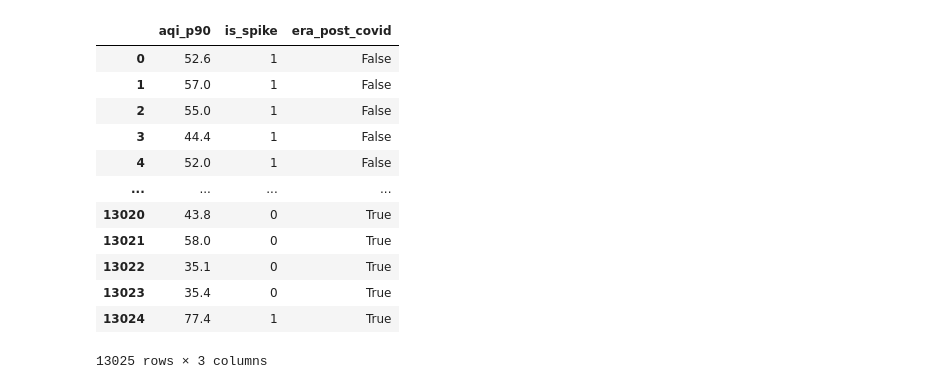
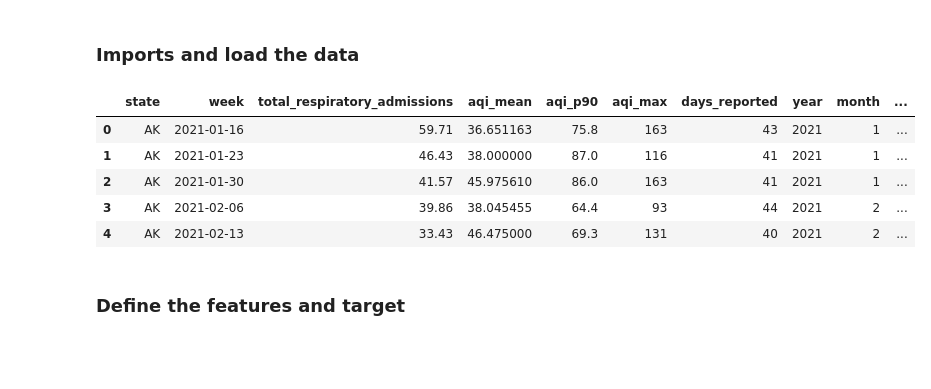
Before and after one commit to crewsdel/CAP5771-Milestone-1, a Jupyter notebook: Code Implementation/data_modeling.ipynb, the cells around one changed output. Drawn from its saved outputs; the diff is of its cells as text; code cells hidden in the pictures; blank space fills up the shorter version.

```diff
--- a/Code Implementation/data_modeling.ipynb
+++ b/Code Implementation/data_modeling.ipynb
@@ -34,19 +1,2 @@ display(df)
-# %%
-feature_cols = ['aqi_mean', 'era', 'is_spike']
-df_encoded = df[feature_cols]
-df_encoded = pd.get_dummies(df_encoded, columns=['era'], drop_first=True)
-display(df_encoded)
-# %% [output]
-|  | aqi_p90 | is_spike | era_post_covid |
-| 0 | 52.6 | 1 | False |
-| 1 | 57.0 | 1 | False |
-| 2 | 55.0 | 1 | False |
-| 3 | 44.4 | 1 | False |
-| 4 | 52.0 | 1 | False |
-| ... | ... | ... | ... |
-| 13020 | 43.8 | 0 | True |
-| 13021 | 58.0 | 0 | True |
-| 13022 | 35.1 | 0 | True |
-| 13023 | 35.4 | 0 | True |
-| 13024 | 77.4 | 1 | True |
-13025 rows × 3 columns
+# %% [markdown]
+### Imports and load the data
@@ -53 +15,19 @@ display(df_encoded)
+# %%
+ROOT = Path("..")
+PROCESSED_DIR = ROOT / "data" / "processed"
+
+df = pd.read_csv(PROCESSED_DIR / "modeling_dataset.csv")
+
+df["week"] = pd.to_datetime(df["week"])
+
+df.head()
+# %% [output]
+|  | state | week | total_respiratory_admissions | aqi_mean | aqi_p90 | aqi_max | days_reported | year | month | ... |
+| 0 | AK | 2021-01-16 | 59.71 | 36.651163 | 75.8 | 163 | 43 | 2021 | 1 | ... |
+| 1 | AK | 2021-01-23 | 46.43 | 38.000000 | 87.0 | 116 | 41 | 2021 | 1 | ... |
+| 2 | AK | 2021-01-30 | 41.57 | 45.975610 | 86.0 | 163 | 41 | 2021 | 1 | ... |
+| 3 | AK | 2021-02-06 | 39.86 | 38.045455 | 64.4 | 93 | 44 | 2021 | 2 | ... |
+| 4 | AK | 2021-02-13 | 33.43 | 46.475000 | 69.3 | 131 | 40 | 2021 | 2 | ... |
+# %% [markdown]
+### Define the features and target
 # %%
```
Also changed, not shown: parts of 25 cells of this notebook, 5 other files.
